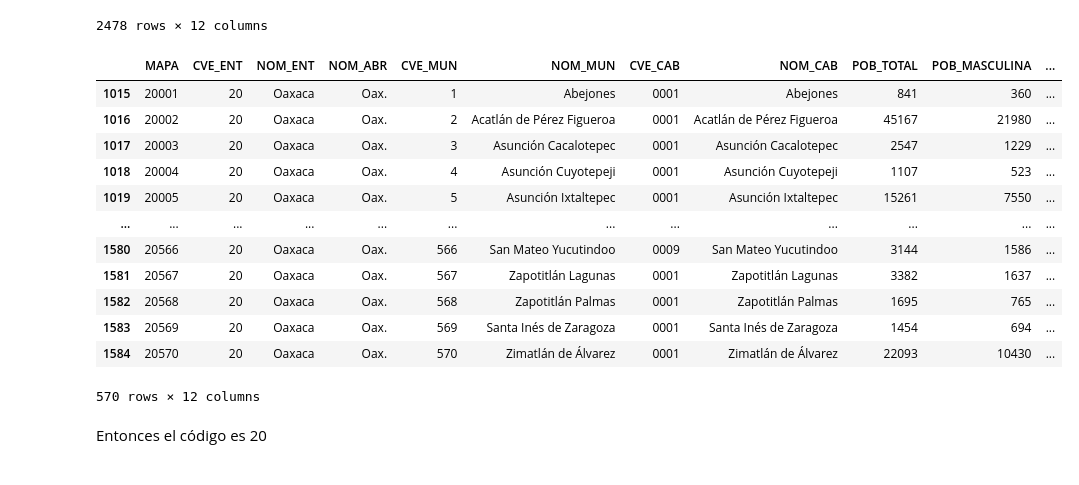
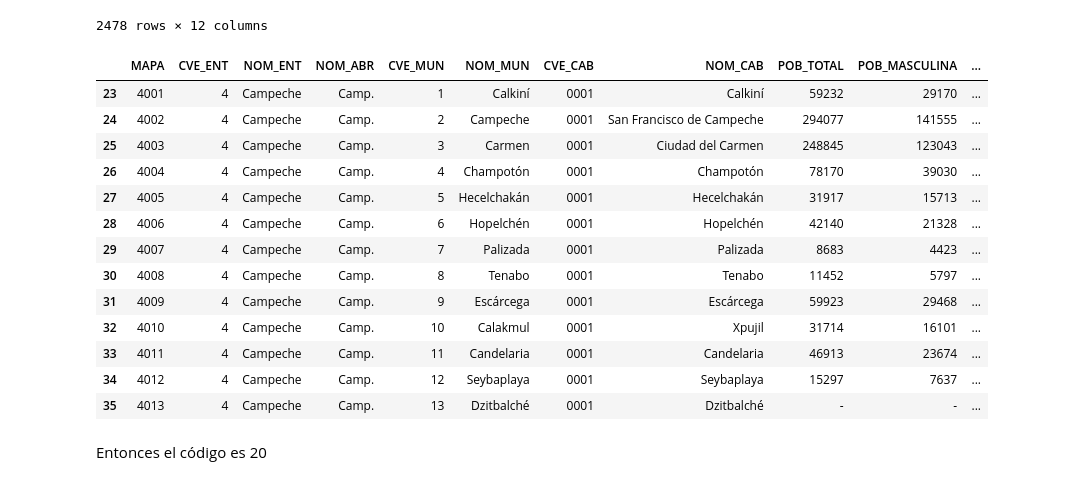
Before and after one commit to Maresromo/INEGI, a Jupyter notebook: ENIGH/notebooks/003_grupos_Estado.ipynb, the cells around one changed output. Saved outputs shown, nothing was run; the diff lists cells and outputs as text; code cells hidden in the pictures.

```diff
--- a/ENIGH/notebooks/003_grupos_Oaxaca.ipynb
+++ b/ENIGH/notebooks/003_grupos_Estado.ipynb
@@ -26,23 +26,24 @@ ubica_geo
 | 2477 | 32058 | 32 | Zacatecas | Zac. | 58 | Santa María de la Paz | 0001 | Santa María de la Paz | 2767 | 1350 | ... |
 2478 rows × 12 columns
 # %%
-nombre_edo = "Oaxaca"
+nombre_edo = "Campeche"
 ubica_edo = ubica_geo[ubica_geo["NOM_ENT"].str.contains(nombre_edo, case=False, na=False)]
 ubica_edo
 # %% [output]
 |  | MAPA | CVE_ENT | NOM_ENT | NOM_ABR | CVE_MUN | NOM_MUN | CVE_CAB | NOM_CAB | POB_TOTAL | POB_MASCULINA | ... |
-| 1015 | 20001 | 20 | Oaxaca | Oax. | 1 | Abejones | 0001 | Abejones | 841 | 360 | ... |
-| 1016 | 20002 | 20 | Oaxaca | Oax. | 2 | Acatlán de Pérez Figueroa | 0001 | Acatlán de Pérez Figueroa | 45167 | 21980 | ... |
-| 1017 | 20003 | 20 | Oaxaca | Oax. | 3 | Asunción Cacalotepec | 0001 | Asunción Cacalotepec | 2547 | 1229 | ... |
-| 1018 | 20004 | 20 | Oaxaca | Oax. | 4 | Asunción Cuyotepeji | 0001 | Asunción Cuyotepeji | 1107 | 523 | ... |
-| 1019 | 20005 | 20 | Oaxaca | Oax. | 5 | Asunción Ixtaltepec | 0001 | Asunción Ixtaltepec | 15261 | 7550 | ... |
-| ... | ... | ... | ... | ... | ... | ... | ... | ... | ... | ... | ... |
-| 1580 | 20566 | 20 | Oaxaca | Oax. | 566 | San Mateo Yucutindoo | 0009 | San Mateo Yucutindoo | 3144 | 1586 | ... |
-| 1581 | 20567 | 20 | Oaxaca | Oax. | 567 | Zapotitlán Lagunas | 0001 | Zapotitlán Lagunas | 3382 | 1637 | ... |
-| 1582 | 20568 | 20 | Oaxaca | Oax. | 568 | Zapotitlán Palmas | 0001 | Zapotitlán Palmas | 1695 | 765 | ... |
-| 1583 | 20569 | 20 | Oaxaca | Oax. | 569 | Santa Inés de Zaragoza | 0001 | Santa Inés de Zaragoza | 1454 | 694 | ... |
-| 1584 | 20570 | 20 | Oaxaca | Oax. | 570 | Zimatlán de Álvarez | 0001 | Zimatlán de Álvarez | 22093 | 10430 | ... |
+| 23 | 4001 | 4 | Campeche | Camp. | 1 | Calkiní | 0001 | Calkiní | 59232 | 29170 | ... |
+| 24 | 4002 | 4 | Campeche | Camp. | 2 | Campeche | 0001 | San Francisco de Campeche | 294077 | 141555 | ... |
+| 25 | 4003 | 4 | Campeche | Camp. | 3 | Carmen | 0001 | Ciudad del Carmen | 248845 | 123043 | ... |
+| 26 | 4004 | 4 | Campeche | Camp. | 4 | Champotón | 0001 | Champotón | 78170 | 39030 | ... |
+| 27 | 4005 | 4 | Campeche | Camp. | 5 | Hecelchakán | 0001 | Hecelchakán | 31917 | 15713 | ... |
+| 28 | 4006 | 4 | Campeche | Camp. | 6 | Hopelchén | 0001 | Hopelchén | 42140 | 21328 | ... |
+| 29 | 4007 | 4 | Campeche | Camp. | 7 | Palizada | 0001 | Palizada | 8683 | 4423 | ... |
+| 30 | 4008 | 4 | Campeche | Camp. | 8 | Tenabo | 0001 | Tenabo | 11452 | 5797 | ... |
+| 31 | 4009 | 4 | Campeche | Camp. | 9 | Escárcega | 0001 | Escárcega | 59923 | 29468 | ... |
+| 32 | 4010 | 4 | Campeche | Camp. | 10 | Calakmul | 0001 | Xpujil | 31714 | 16101 | ... |
+| 33 | 4011 | 4 | Campeche | Camp. | 11 | Candelaria | 0001 | Candelaria | 46913 | 23674 | ... |
+| 34 | 4012 | 4 | Campeche | Camp. | 12 | Seybaplaya | 0001 | Seybaplaya | 15297 | 7637 | ... |
+| 35 | 4013 | 4 | Campeche | Camp. | 13 | Dzitbalché | 0001 | Dzitbalché | - | - | ... |
-570 rows × 12 columns
 # %%
 codigo = 20
 # %% [markdown]
```
Also changed, not shown: parts of 9 cells of this notebook.
